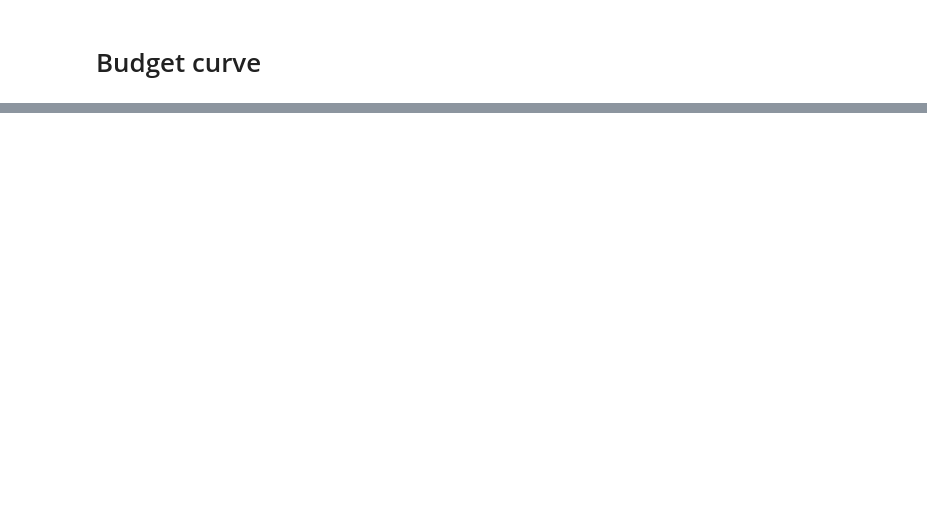
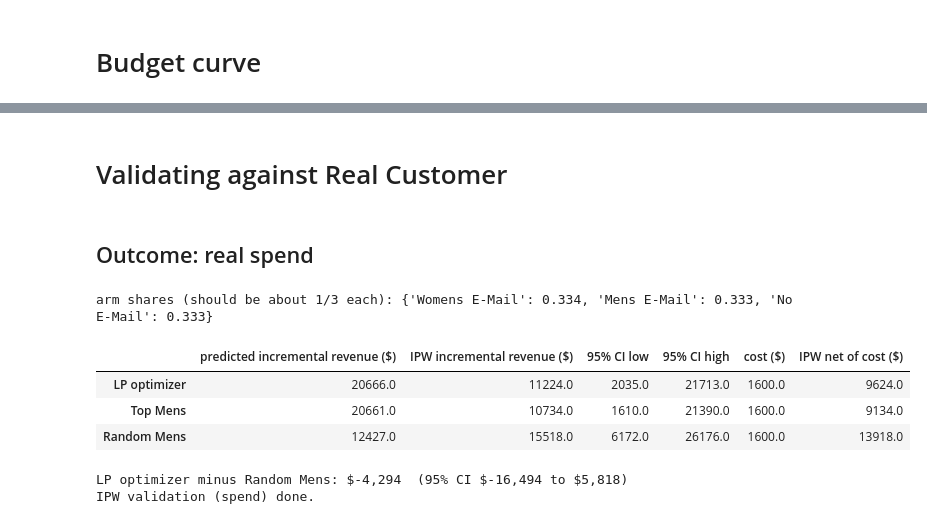
Before and after one commit to Sharathh-K/project, a Jupyter notebook: Notebooks/Budget_optimization.ipynb, the cells around one changed output, grey strips where cells are left out. Saved outputs shown, nothing was run; the diff lists cells and outputs as text; code cells hidden in the pictures; blank space fills up the shorter version.

```diff
--- a/Notebooks/Budget_optimization.ipynb
+++ b/Notebooks/Budget_optimization.ipynb
@@ -444,0 +624,67 @@ Step 9 passed.
+# %% [markdown]
+# Validating against Real Customer
+# %% [markdown]
+## Outcome: real spend
+# %%
+# plans from baseline, use "mens"/"womens"/"none"; the optimizer plan already uses full names'
+# Outcome: real spend
+NAME = {"mens": "Mens E-Mail", "womens": "Womens E-Mail", "none": "No E-Mail"}
+policies = {
+    "LP optimizer": plan["assigned_arm"].to_numpy(),
+    "Top Mens": np.array([NAME[x] for x in plans["Top Mens"]]),
+    "Random Mens": np.array([NAME[x] for x in plans["Random Mens"]]),
+}
+
+seg = df["segment"].to_numpy()
+y = df["spend"].to_numpy()
+share = df["segment"].value_counts(normalize=True)
+print("arm shares (should be about 1/3 each):", share.round(3).to_dict())
+w = 1 / df["segment"].map(share).to_numpy()
+is_ctrl = seg == "No E-Mail"
+
+# per-customer contribution to incremental revenue vs "send nobody"
+contrib, pred, cost = {}, {}, {}
+for name, a in policies.items():
+    contrib[name] = ((seg == a).astype(float) - is_ctrl) * y * w
+    pred[name] = np.where(a == "Mens E-Mail", rev_m,
+                          np.where(a == "Womens E-Mail", rev_w, 0.0)).sum()
+    cost[name] = ((a == "Mens E-Mail").sum() * COST["Mens E-Mail"]
+                  + (a == "Womens E-Mail").sum() * COST["Womens E-Mail"])
+
+names = list(policies)
+C = np.column_stack([contrib[k] for k in names])
+point = C.sum(axis=0)
+
+# bootstrap customers (same resamples for every plan, so differences are paired)
+rng = np.random.default_rng(42)
+n_ = len(df)
+boots = np.empty((1000, len(names)))
+for b in range(1000):
+    idx = rng.integers(0, n_, n_)
+    boots[b] = C[idx].sum(axis=0)
+lo, hi = np.percentile(boots, [2.5, 97.5], axis=0)
+
+ipw_table = pd.DataFrame({
+    "predicted incremental revenue ($)": [pred[k] for k in names],
+    "IPW incremental revenue ($)": point,
+    "95% CI low": lo,
+    "95% CI high": hi,
+    "cost ($)": [cost[k] for k in names],
+}, index=names)
+ipw_table["IPW net of cost ($)"] = ipw_table["IPW incremental revenue ($)"] - ipw_table["cost ($)"]
+display(ipw_table.round(0))
+ipw_spend = ipw_table.copy()
+# does ranking by uplift beat random targeting?
+i_lp, i_rand = names.index("LP optimizer"), names.index("Random Mens")
+d_point = point[i_lp] - point[i_rand]
+d_lo, d_hi = np.percentile(boots[:, i_lp] - boots[:, i_rand], [2.5, 97.5])
+print(f"LP optimizer minus Random Mens: ${d_point:,.0f}  (95% CI ${d_lo:,.0f} to ${d_hi:,.0f})")
+print("IPW validation (spend) done.")
+# %% [output]
+arm shares (should be about 1/3 each): {'Womens E-Mail': 0.334, 'Mens E-Mail': 0.333, 'No E-Mail': 0.333}
+|  | predicted incremental revenue ($) | IPW incremental revenue ($) | 95% CI low | 95% CI high | cost ($) | IPW net of cost ($) |
+| LP optimizer | 20666.0 | 11224.0 | 2035.0 | 21713.0 | 1600.0 | 9624.0 |
+| Top Mens | 20661.0 | 10734.0 | 1610.0 | 21390.0 | 1600.0 | 9134.0 |
+| Random Mens | 12427.0 | 15518.0 | 6172.0 | 26176.0 | 1600.0 | 13918.0 |
+LP optimizer minus Random Mens: $-4,294  (95% CI $-16,494 to $5,818)
+IPW validation (spend) done.
```
Also changed, not shown: parts of 16 cells of this notebook, 2 other files.
